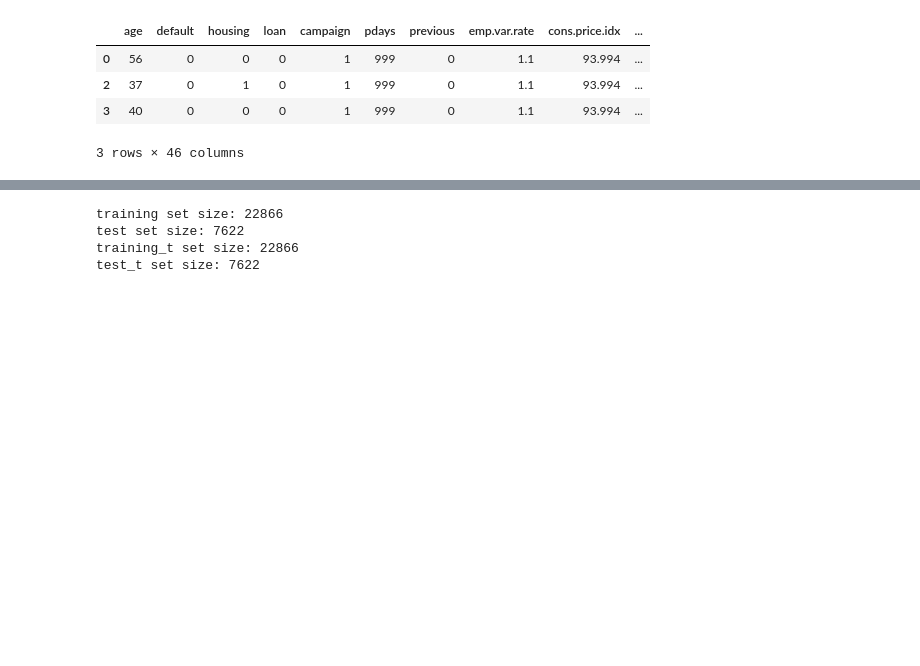
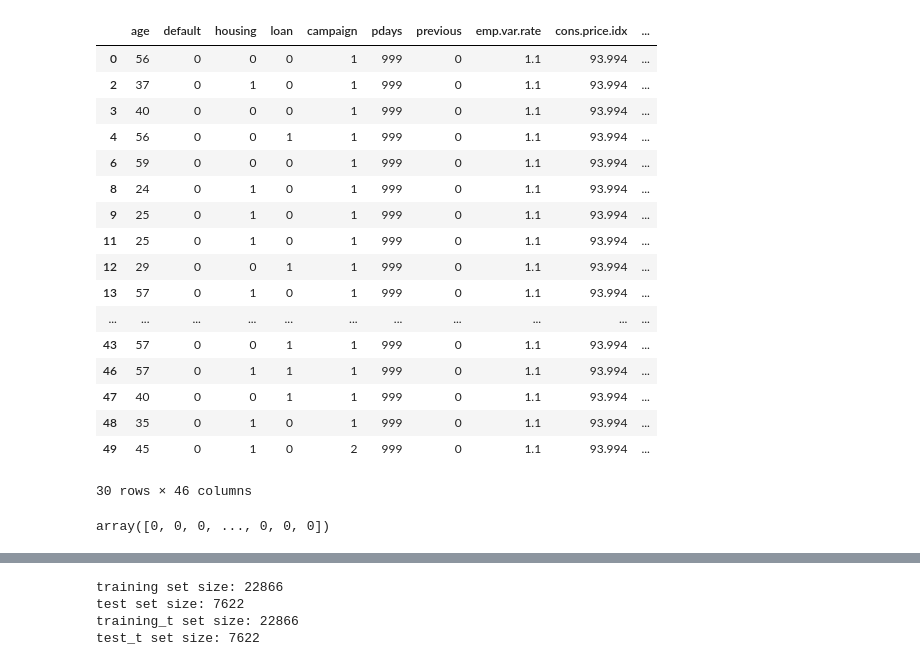
Before and after one commit to gfsoileau/Bank_marketing, a Jupyter notebook: bank.ipynb, the cells around one changed output, grey strips where cells are left out. Saved outputs shown, nothing was run; the diff lists cells and outputs as text; code cells hidden in the pictures; blank space fills up the shorter version.

```diff
--- a/bank.ipynb
+++ b/bank.ipynb
@@ -84,10 +139,23 @@ df['output'] = df.y
 del df['duration']
 del df['y']
 # %%
-df.head(3)
+df.head(30)
 # %% [output]
 |  | age | default | housing | loan | campaign | pdays | previous | emp.var.rate | cons.price.idx | ... |
 | 0 | 56 | 0 | 0 | 0 | 1 | 999 | 0 | 1.1 | 93.994 | ... |
 | 2 | 37 | 0 | 1 | 0 | 1 | 999 | 0 | 1.1 | 93.994 | ... |
 | 3 | 40 | 0 | 0 | 0 | 1 | 999 | 0 | 1.1 | 93.994 | ... |
+| 4 | 56 | 0 | 0 | 1 | 1 | 999 | 0 | 1.1 | 93.994 | ... |
+| 6 | 59 | 0 | 0 | 0 | 1 | 999 | 0 | 1.1 | 93.994 | ... |
+| 8 | 24 | 0 | 1 | 0 | 1 | 999 | 0 | 1.1 | 93.994 | ... |
+| 9 | 25 | 0 | 1 | 0 | 1 | 999 | 0 | 1.1 | 93.994 | ... |
+| 11 | 25 | 0 | 1 | 0 | 1 | 999 | 0 | 1.1 | 93.994 | ... |
+| 12 | 29 | 0 | 0 | 1 | 1 | 999 | 0 | 1.1 | 93.994 | ... |
+| 13 | 57 | 0 | 1 | 0 | 1 | 999 | 0 | 1.1 | 93.994 | ... |
+| ... | ... | ... | ... | ... | ... | ... | ... | ... | ... | ... |
+| 43 | 57 | 0 | 0 | 1 | 1 | 999 | 0 | 1.1 | 93.994 | ... |
+| 46 | 57 | 0 | 1 | 1 | 1 | 999 | 0 | 1.1 | 93.994 | ... |
+| 47 | 40 | 0 | 0 | 1 | 1 | 999 | 0 | 1.1 | 93.994 | ... |
+| 48 | 35 | 0 | 1 | 0 | 1 | 999 | 0 | 1.1 | 93.994 | ... |
+| 49 | 45 | 0 | 1 | 0 | 2 | 999 | 0 | 1.1 | 93.994 | ... |
-3 rows × 46 columns
+30 rows × 46 columns
@@ -93,0 +169,8 @@ df.head(3)
+# %%
+#flask
+flaskM = LogisticRegression()
+flaskM.fit(xf_train,yf_train)
+flaskM.predict(xf_test)
+#f_score = accuracy_score(yf_test,flaskM.predict(xf_test))
+# %% [output]
+array([0, 0, 0, ..., 0, 0, 0])
```
Also changed, not shown: parts of 10 cells of this notebook.
